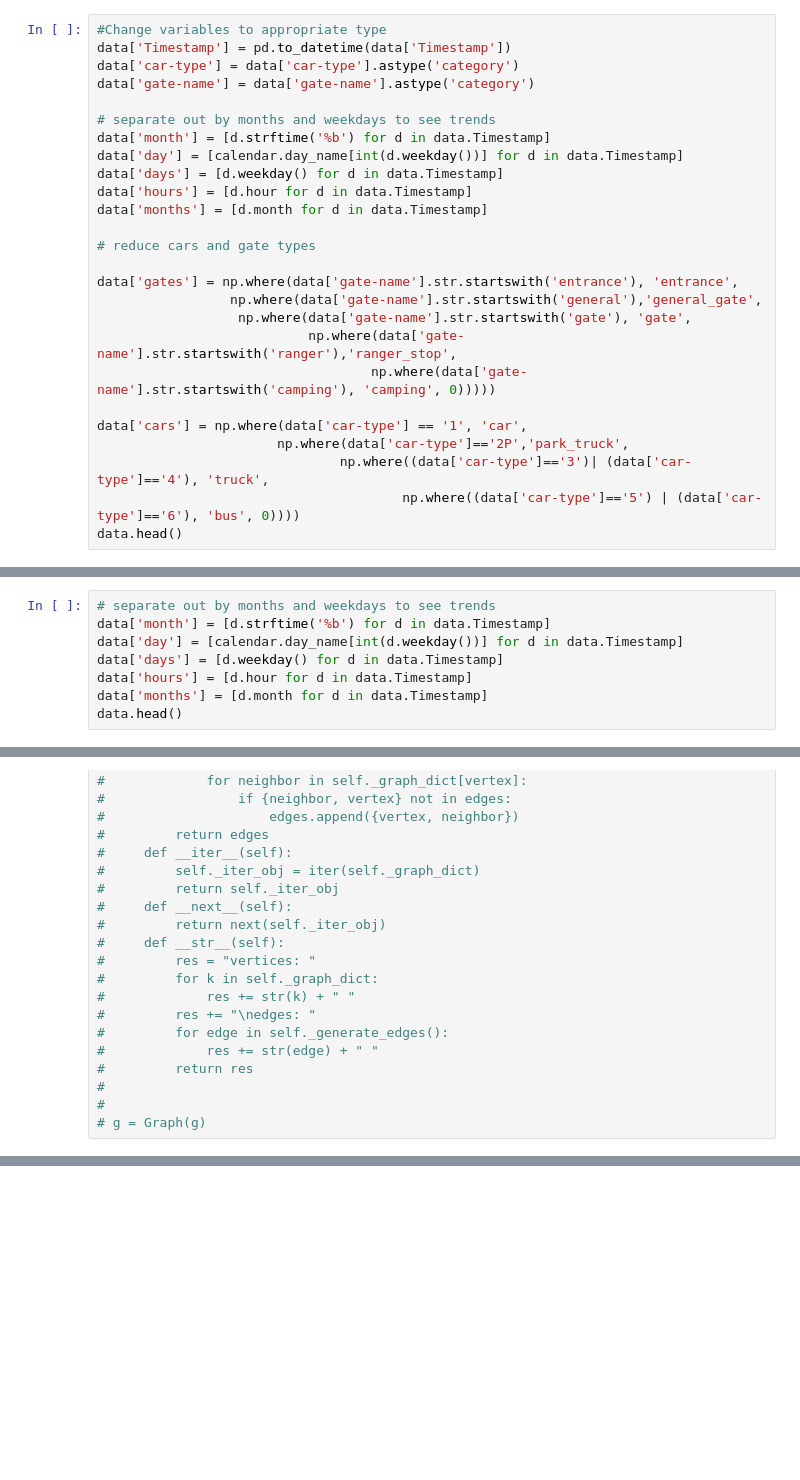
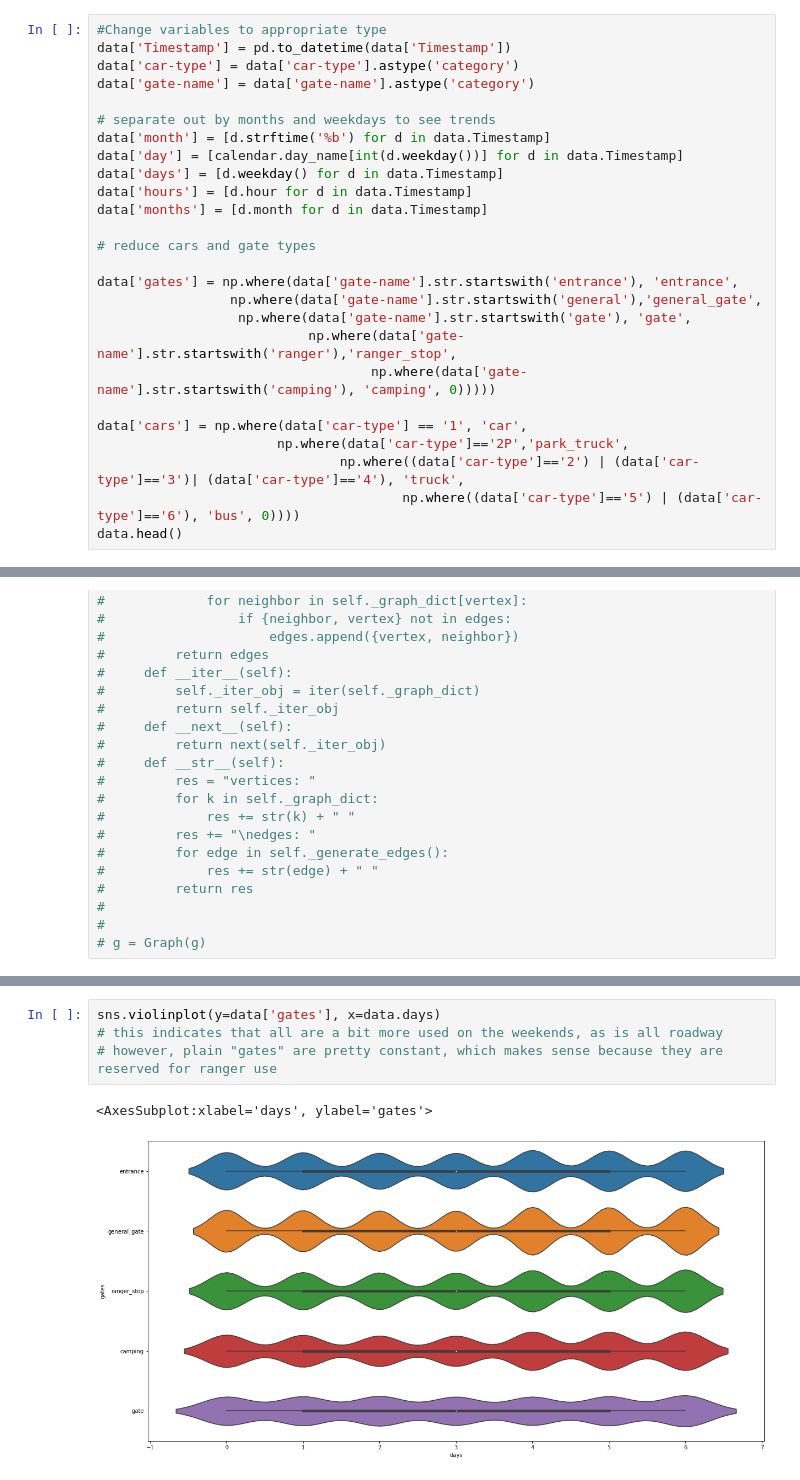
Before and after one commit to dollberk/Patterns_of_Life_Capstone, a Jupyter notebook: Capstone_Final.ipynb, the cells around one changed output, grey strips where cells are left out. Cells and saved outputs as stored; diff of their text form; blank space fills up the shorter version.

Commit message:
a few more plots

```diff
--- a/Capstone_Final.ipynb
+++ b/Capstone_Final.ipynb
@@ -41,7 +67,7 @@ data['gates'] = np.where(data['gate-name'].str.startswith('entrance'), 'entrance
 
 data['cars'] = np.where(data['car-type'] == '1', 'car',
                        np.where(data['car-type']=='2P','park_truck',
-                               np.where((data['car-type']=='3')| (data['car-type']=='4'), 'truck',
+                               np.where((data['car-type']=='2') | (data['car-type']=='3')| (data['car-type']=='4'), 'truck',
                                        np.where((data['car-type']=='5') | (data['car-type']=='6'), 'bus', 0))))
 data.head()
 # %% [output]
@@ -365,11 +446,3 @@ print("Number of individual cars:",len(data['car-id'].unique()))
-# %%
-# separate out by months and weekdays to see trends
-data['month'] = [d.strftime('%b') for d in data.Timestamp]
-data['day'] = [calendar.day_name[int(d.weekday())] for d in data.Timestamp]
-data['days'] = [d.weekday() for d in data.Timestamp]
-data['hours'] = [d.hour for d in data.Timestamp]
-data['months'] = [d.month for d in data.Timestamp]
-data.head()
 # %%
 # visualize data overall
 sns.countplot(x=data.month, hue=data['car-type'])
@@ -471,0 +587,7 @@ sns.violinplot(y=data.days, x=data['car-type'])
+# %%
+sns.violinplot(y=data['gates'], x=data.days)
+# this indicates that all are a bit more used on the weekends, as is all roadway
+# however, plain "gates" are pretty constant, which makes sense because they are reserved for ranger use
+# %% [output]
+<AxesSubplot:xlabel='days', ylabel='gates'>
+[figure, added]
```
Also changed, not shown: parts of 21 cells of this notebook.
